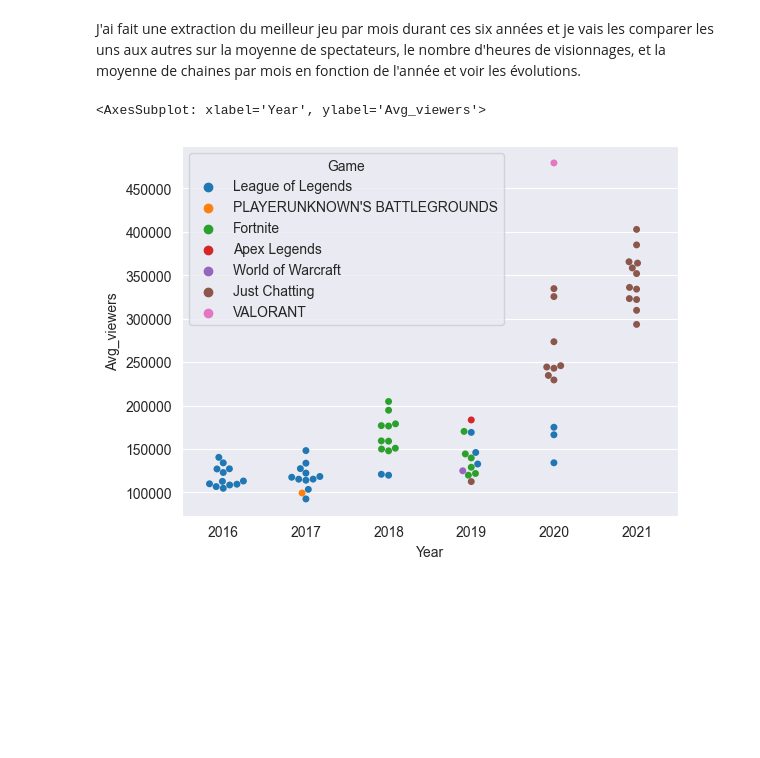
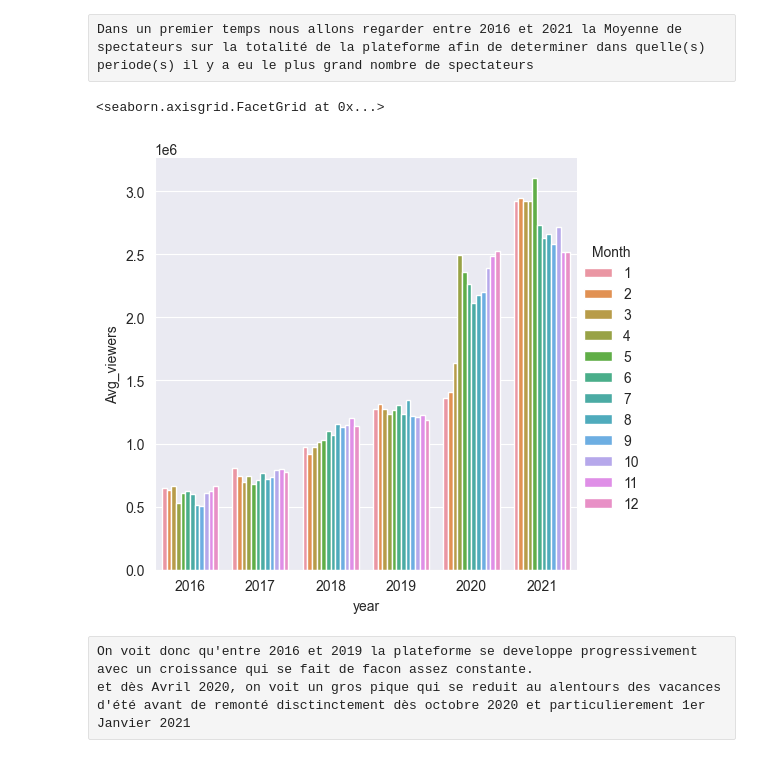
Before and after one commit to HrexD/DataAnalyse, a Jupyter notebook: Analyse.ipynb, the cells around one changed output. Saved outputs shown, nothing was run; the diff lists cells and outputs as text; code cells hidden in the pictures; blank space fills up the shorter version.

```diff
--- a/Analyse.ipynb
+++ b/Analyse.ipynb
@@ -10,4 +12,6 @@ import warnings
 warnings.filterwarnings('ignore')
 
 #import csv
-df=pd.read_csv(r'.\Twitch_game_data.csv',encoding='cp1252')
+df_game=pd.read_csv(r'.\Twitch_game_data.csv',encoding='cp1252')
+df_twitch=pd.read_csv(r'.\Twitch_global_data.csv',encoding='cp1252')
+df_twitch
@@ -50,8 +32,11 @@ rank
-# %% [markdown]
-J'ai fait une extraction du meilleur jeu par mois durant ces six années et je vais les comparer les uns aux autres sur la moyenne de spectateurs, le nombre d'heures de visionnages, et la moyenne de chaines par mois en fonction de l'année et voir les évolutions.
+# %% [raw]
+Dans un premier temps nous allons regarder entre 2016 et 2021 la Moyenne de spectateurs sur la totalité de la plateforme afin de determiner dans quelle(s) periode(s) il y a eu le plus grand nombre de spectateurs
 # %%
-sb.swarmplot(data=rank, x='Year', y="Avg_viewers", hue="Game")
+sb.catplot(data=df_twitch, x="year", y="Avg_viewers", hue='Month',kind='bar')
 # %% [output]
-<AxesSubplot: xlabel='Year', ylabel='Avg_viewers'>
+<seaborn.axisgrid.FacetGrid at 0x...>
-[figure, old version]
+[figure, new version]
+# %% [raw]
+On voit donc qu'entre 2016 et 2019 la plateforme se developpe progressivement avec un croissance qui se fait de facon assez constante.
+et dès Avril 2020, on voit un gros pique qui se reduit au alentours des vacances d'été avant de remonté disctinctement dès octobre 2020 et particulierement 1er Janvier 2021
 # %%
```
Also changed, not shown: parts of 24 cells of this notebook.
